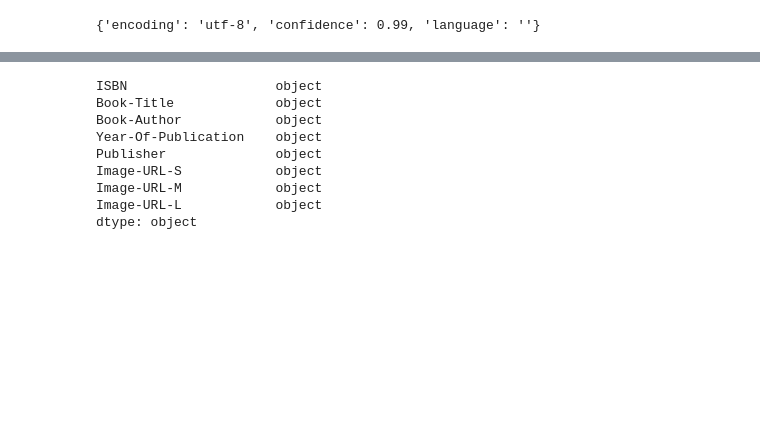
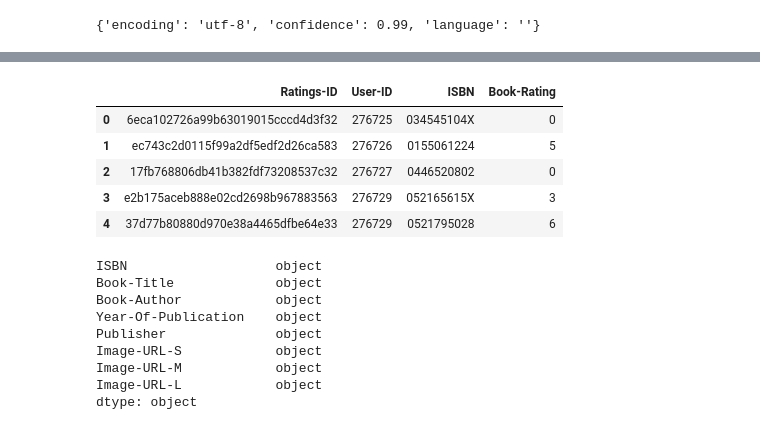
Before and after one commit to DavidILLX/book-collab-reco, a Jupyter notebook: data_exploration.ipynb, the cells around one changed output, grey strips where cells are left out. Drawn from its saved outputs; the diff is of its cells as text; code cells hidden in the pictures; blank space fills up the shorter version.

```diff
--- a/data_exploration.ipynb
+++ b/data_exploration.ipynb
@@ -113,8 +114,30 @@ df.head()
 |  | ISBN | Book-Title | Book-Author | Year-Of-Publication | Publisher | Image-URL-S | Image-URL-M | ... |
 | 167446 | 2264034602 | La Terre sous ses pieds | Salman Rushdie | 2002 | Éditions 10/18 | http://images.amazon.com/images/P... | http://images.amazon.com/images/P... | ... |
 # %%
-ratings_df = pd.read_csv("data/Ratings.csv")
-users_df = pd.read_csv("data/Users.csv")
+books_df = pd.read_csv("db_init/data/Books.csv")
+ratings_df = pd.read_csv("db_init/data/Ratings.csv")
+users_df = pd.read_csv("db_init/data/Users.csv")
+# %%
+# Doplnění unikátního hashe pro databázi, detekce duplicit
+hash_id = ratings_df["User-ID"].astype(str) + "_" + ratings_df["ISBN"].astype(str)
+ratings_df["Ratings-ID"] = hash_id.map(lambda x: hashlib.md5(x.encode()).hexdigest())
+ratings_df["Ratings-ID"].drop_duplicates()
+
+# Přesun sloupce s hash(Rating-ID) na začátek
+ratings_df = ratings_df.iloc[:,[3, 0, 1, 2]]
+
+# Odstranění ratings pro které nejsou knihy v books (Pokud se později ty knihy nepřidají)
+valid_isbn = set(books_df["ISBN"].dropna())
+ratings_df = ratings_df[ratings_df["ISBN"].isin(valid_isbn)]
+
+ratings_df.head()
+# %% [output]
+|  | Ratings-ID | User-ID | ISBN | Book-Rating |
+| 0 | 6eca102726a99b63019015cccd4d3f32 | 276725 | 034545104X | 0 |
+| 1 | ec743c2d0115f99a2df5edf2d26ca583 | 276726 | 0155061224 | 5 |
+| 2 | 17fb768806db41b382fdf73208537c32 | 276727 | 0446520802 | 0 |
+| 3 | e2b175aceb888e02cd2698b967883563 | 276729 | 052165615X | 3 |
+| 4 | 37d77b80880d970e38a4465dfbe64e33 | 276729 | 0521795028 | 6 |
 # %%
 books_df.dtypes
 # %% [output]
```
Also changed, not shown: parts of 1 cell of this notebook, 10 other files.
